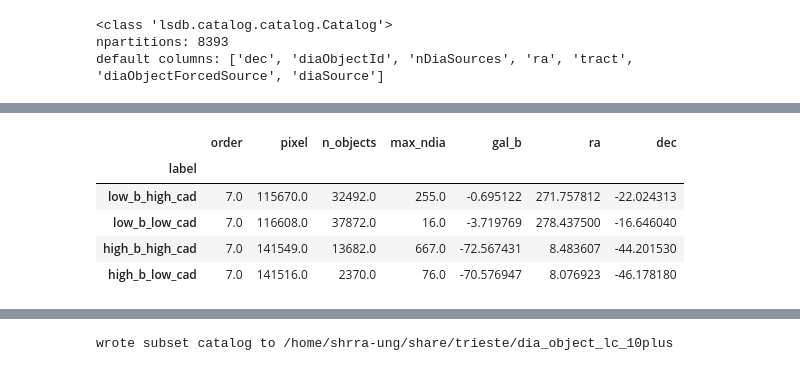
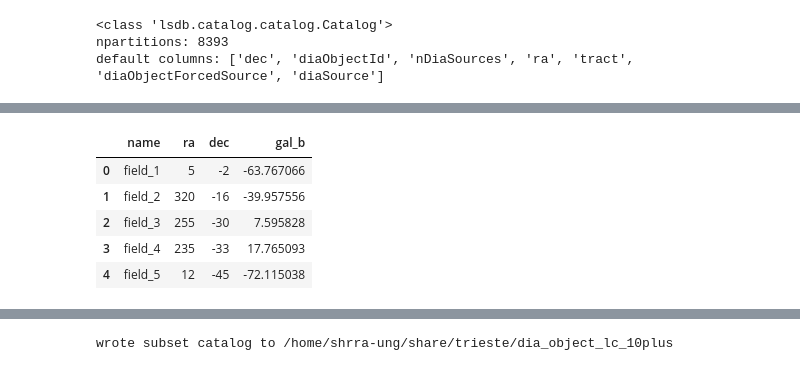
Before and after one commit to ShrRa/dp2_trieste_hands_on, a Jupyter notebook: notebooks/01_read_diaObj.ipynb, the cells around one changed output, grey strips where cells are left out. Drawn from its saved outputs; the diff is of its cells as text; code cells hidden in the pictures.

```diff
--- a/notebooks/01_read_diaObj.ipynb
+++ b/notebooks/01_read_diaObj.ipynb
@@ -201,36 +148,22 @@ other fields.
 # %%
-ORDER = 7
-LOW_B_MAX = 15.0
-HIGH_B_MIN = 55.0
-MIN_OBJECTS = 500  # avoid near-empty partitions
-MIN_CADENCE, MAX_CADENCE = 15, 800  # bound on max(nDiaSources), avoid extreme outliers
+FIELDS = [
+    ("field_1", 5, -2),
+    ("field_2", 320, -16),
+    ("field_3", 255, -30),
+    ("field_4", 235, -33),  # deliberately sparse, kept as a contrast case
+    ("field_5", 12, -45),
+]
+RADIUS_ARCSEC = 0.3 * 3600  # 0.3 deg; see timing note in section 4
 
-candidates = partitions[
-    (partitions["order"] == ORDER)
-    & (partitions["n_objects"] >= MIN_OBJECTS)
-    & partitions["max_ndia"].between(MIN_CADENCE, MAX_CADENCE)
-]
-low_b = candidates[candidates["gal_b"].abs() < LOW_B_MAX]
-high_b = candidates[candidates["gal_b"].abs() > HIGH_B_MIN]
-
-
-def pick(df, high_cadence):
-    return df.loc[df["max_ndia"].idxmax() if high_cadence else df["max_ndia"].idxmin()]
-
-
-picks = pd.DataFrame([
-    pick(low_b, high_cadence=True).rename("low_b_high_cad"),
-    pick(low_b, high_cadence=False).rename("low_b_low_cad"),
-    pick(high_b, high_cadence=True).rename("high_b_high_cad"),
-    pick(high_b, high_cadence=False).rename("high_b_low_cad"),
-])
-picks.index.name = "label"
-picks[["order", "pixel", "n_objects", "max_ndia", "gal_b", "ra", "dec"]]
+fields_df = pd.DataFrame(FIELDS, columns=["name", "ra", "dec"])
+field_coords = SkyCoord(ra=fields_df["ra"].to_numpy() * u.deg, dec=fields_df["dec"].to_numpy() * u.deg)
+fields_df["gal_b"] = field_coords.galactic.b.deg
+fields_df
 # %% [output]
-|  | order | pixel | n_objects | max_ndia | gal_b | ra | dec |
-| label |  |  |  |  |  |  |  |
-| low_b_high_cad | 7.0 | 115670.0 | 32492.0 | 255.0 | -0.695122 | 271.757812 | -22.024313 |
-| low_b_low_cad | 7.0 | 116608.0 | 37872.0 | 16.0 | -3.719769 | 278.437500 | -16.646040 |
-| high_b_high_cad | 7.0 | 141549.0 | 13682.0 | 667.0 | -72.567431 | 8.483607 | -44.201530 |
-| high_b_low_cad | 7.0 | 141516.0 | 2370.0 | 76.0 | -70.576947 | 8.076923 | -46.178180 |
+|  | name | ra | dec | gal_b |
+| 0 | field_1 | 5 | -2 | -63.767066 |
+| 1 | field_2 | 320 | -16 | -39.957556 |
+| 2 | field_3 | 255 | -30 | 7.595828 |
+| 3 | field_4 | 235 | -33 | 17.765093 |
+| 4 | field_5 | 12 | -45 | -72.115038 |
 # %% [markdown]
```
Also changed, not shown: parts of 19 cells of this notebook, 3 other files.
